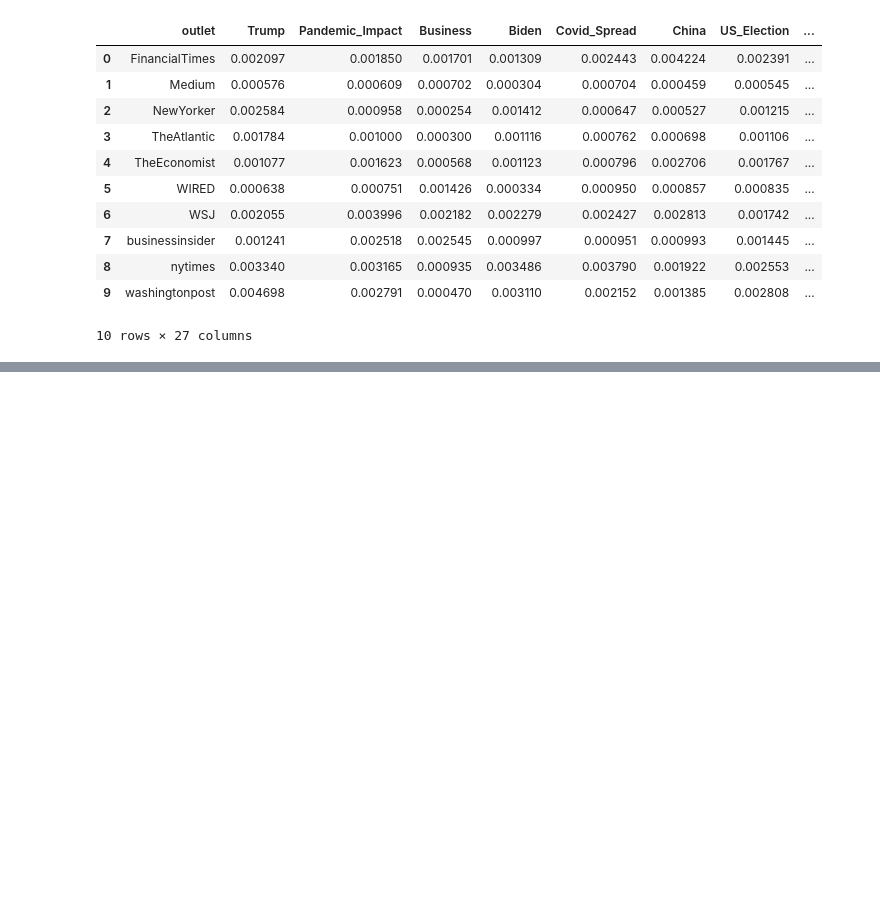
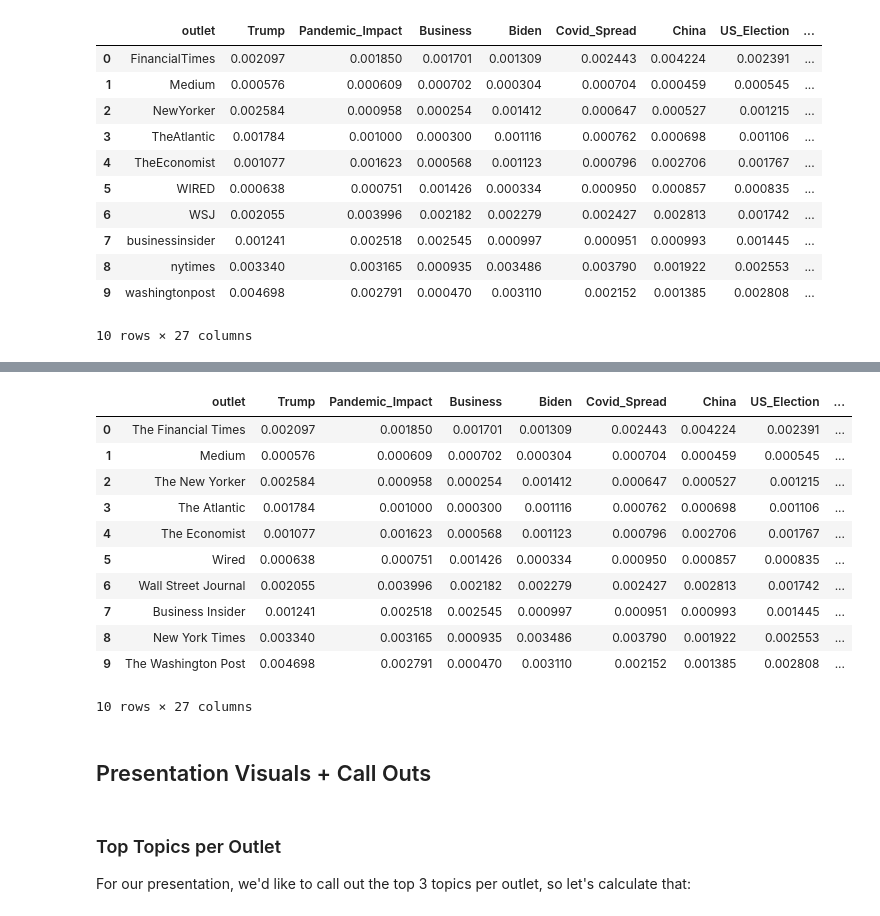
Before and after one commit to JuliaQiao/NLP_News_Recommender, a Jupyter notebook: Text_Pro_Spacy.ipynb, the cells around one changed output, grey strips where cells are left out. Cells and saved outputs as stored; diff of their text form; code cells hidden in the pictures; blank space fills up the shorter version.

```diff
--- a/Text_Pro_Spacy.ipynb
+++ b/Text_Pro_Spacy.ipynb
@@ -1512,0 +1663,25 @@ outlet_df
+# %%
+outlet_df['outlet'] = ['The Financial Times', 'Medium', 'The New Yorker',
+                       'The Atlantic', 'The Economist', 'Wired',
+                       'Wall Street Journal', 'Business Insider',
+                       'New York Times', 'The Washington Post']
+# %%
+outlet_df
+# %% [output]
+|  | outlet | Trump | Pandemic_Impact | Business | Biden | Covid_Spread | China | US_Election | ... |
+| 0 | The Financial Times | 0.002097 | 0.001850 | 0.001701 | 0.001309 | 0.002443 | 0.004224 | 0.002391 | ... |
+| 1 | Medium | 0.000576 | 0.000609 | 0.000702 | 0.000304 | 0.000704 | 0.000459 | 0.000545 | ... |
+| 2 | The New Yorker | 0.002584 | 0.000958 | 0.000254 | 0.001412 | 0.000647 | 0.000527 | 0.001215 | ... |
+| 3 | The Atlantic | 0.001784 | 0.001000 | 0.000300 | 0.001116 | 0.000762 | 0.000698 | 0.001106 | ... |
+| 4 | The Economist | 0.001077 | 0.001623 | 0.000568 | 0.001123 | 0.000796 | 0.002706 | 0.001767 | ... |
+| 5 | Wired | 0.000638 | 0.000751 | 0.001426 | 0.000334 | 0.000950 | 0.000857 | 0.000835 | ... |
+| 6 | Wall Street Journal | 0.002055 | 0.003996 | 0.002182 | 0.002279 | 0.002427 | 0.002813 | 0.001742 | ... |
+| 7 | Business Insider | 0.001241 | 0.002518 | 0.002545 | 0.000997 | 0.000951 | 0.000993 | 0.001445 | ... |
+| 8 | New York Times | 0.003340 | 0.003165 | 0.000935 | 0.003486 | 0.003790 | 0.001922 | 0.002553 | ... |
+| 9 | The Washington Post | 0.004698 | 0.002791 | 0.000470 | 0.003110 | 0.002152 | 0.001385 | 0.002808 | ... |
+10 rows × 27 columns
+# %% [markdown]
+## Presentation Visuals + Call Outs
+# %% [markdown]
+### Top Topics per Outlet
+For our presentation, we'd like to call out the top 3 topics per outlet, so let's calculate that:
```
Also changed, not shown: parts of 43 cells of this notebook.
